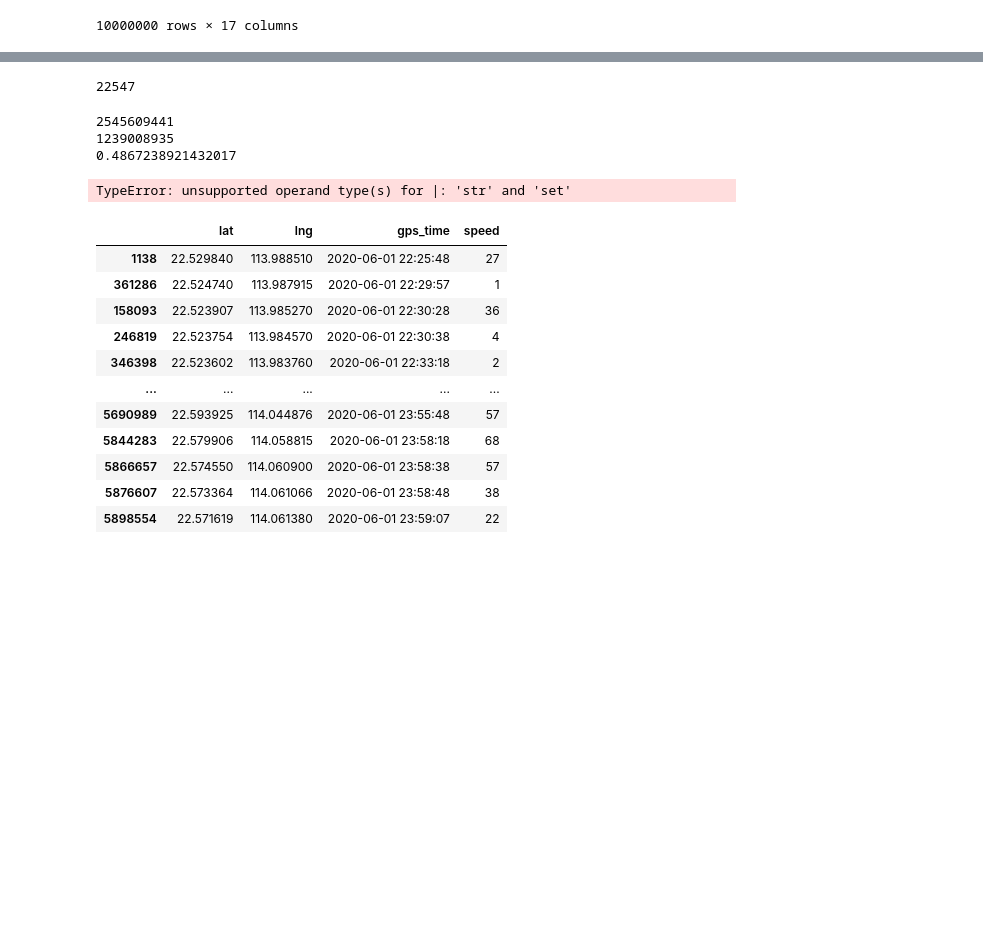
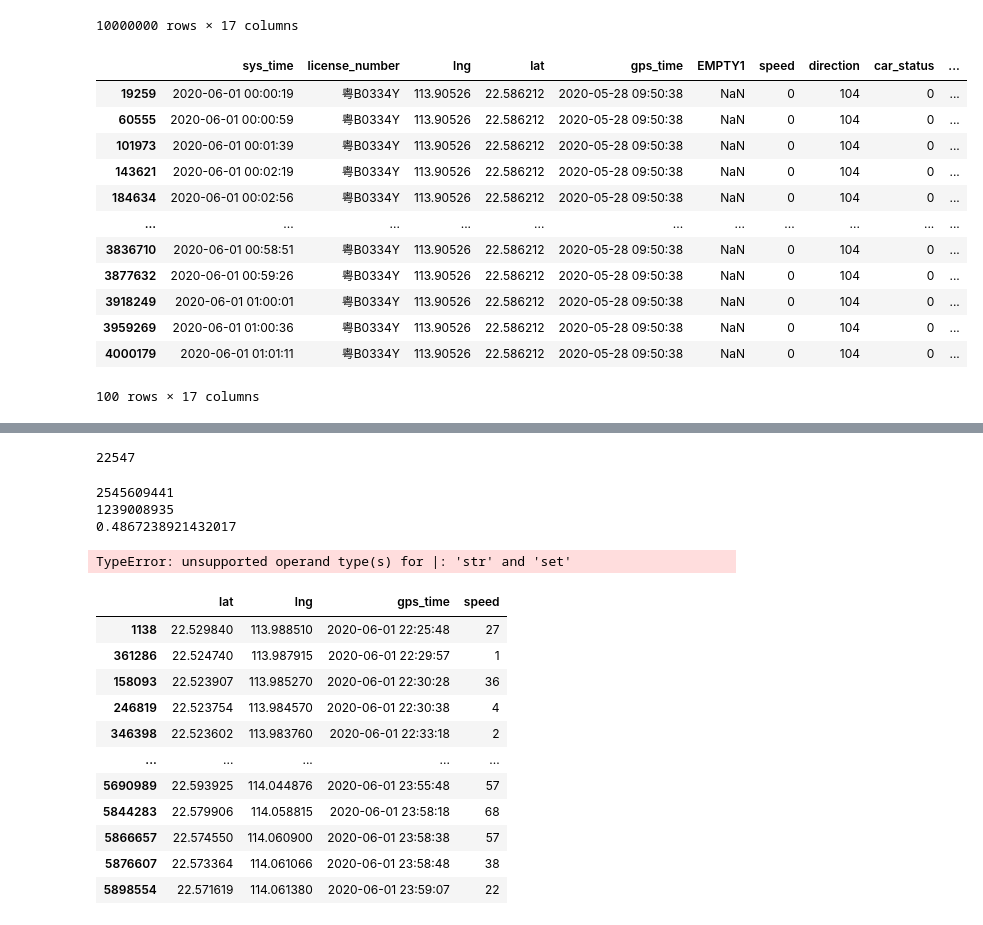
Before and after one commit to XDZhelheim/TrafficFlowModel, a Jupyter notebook: data_process/taxi_clean/new_taxi_proc.ipynb, the cells around one changed output, grey strips where cells are left out. Saved outputs shown, nothing was run; the diff lists cells and outputs as text; code cells hidden in the pictures; blank space fills up the shorter version.

```diff
--- a/data_process/taxi_clean/new_taxi_proc.ipynb
+++ b/data_process/taxi_clean/new_taxi_proc.ipynb
@@ -71,3 +71,21 @@ df_temp
 | 9999998 | 2020-06-01 02:28:27 | 粤BD04878 | 113.98769 | 22.590467 | 2020-06-01 02:28:15 | NaN | 51 | 123 | 0 | ... |
 | 9999999 | 2020-06-01 02:28:27 | 粤BD87647 | 113.25477 | 23.175537 | 2020-05-29 14:41:16 | NaN | 40 | 175 | 0 | ... |
 10000000 rows × 17 columns
+# %%
+df_temp.sort_values(["license_number", "gps_time"], inplace=True)
+
+df_temp[:100]
+# %% [output]
+|  | sys_time | license_number | lng | lat | gps_time | EMPTY1 | speed | direction | car_status | ... |
+| 19259 | 2020-06-01 00:00:19 | 粤B0334Y | 113.90526 | 22.586212 | 2020-05-28 09:50:38 | NaN | 0 | 104 | 0 | ... |
+| 60555 | 2020-06-01 00:00:59 | 粤B0334Y | 113.90526 | 22.586212 | 2020-05-28 09:50:38 | NaN | 0 | 104 | 0 | ... |
+| 101973 | 2020-06-01 00:01:39 | 粤B0334Y | 113.90526 | 22.586212 | 2020-05-28 09:50:38 | NaN | 0 | 104 | 0 | ... |
+| 143621 | 2020-06-01 00:02:19 | 粤B0334Y | 113.90526 | 22.586212 | 2020-05-28 09:50:38 | NaN | 0 | 104 | 0 | ... |
+| 184634 | 2020-06-01 00:02:56 | 粤B0334Y | 113.90526 | 22.586212 | 2020-05-28 09:50:38 | NaN | 0 | 104 | 0 | ... |
+| ... | ... | ... | ... | ... | ... | ... | ... | ... | ... | ... |
+| 3836710 | 2020-06-01 00:58:51 | 粤B0334Y | 113.90526 | 22.586212 | 2020-05-28 09:50:38 | NaN | 0 | 104 | 0 | ... |
+| 3877632 | 2020-06-01 00:59:26 | 粤B0334Y | 113.90526 | 22.586212 | 2020-05-28 09:50:38 | NaN | 0 | 104 | 0 | ... |
+| 3918249 | 2020-06-01 01:00:01 | 粤B0334Y | 113.90526 | 22.586212 | 2020-05-28 09:50:38 | NaN | 0 | 104 | 0 | ... |
+| 3959269 | 2020-06-01 01:00:36 | 粤B0334Y | 113.90526 | 22.586212 | 2020-05-28 09:50:38 | NaN | 0 | 104 | 0 | ... |
+| 4000179 | 2020-06-01 01:01:11 | 粤B0334Y | 113.90526 | 22.586212 | 2020-05-28 09:50:38 | NaN | 0 | 104 | 0 | ... |
+100 rows × 17 columns
```
Also changed, not shown: parts of 1 cell of this notebook, 5 other files.
